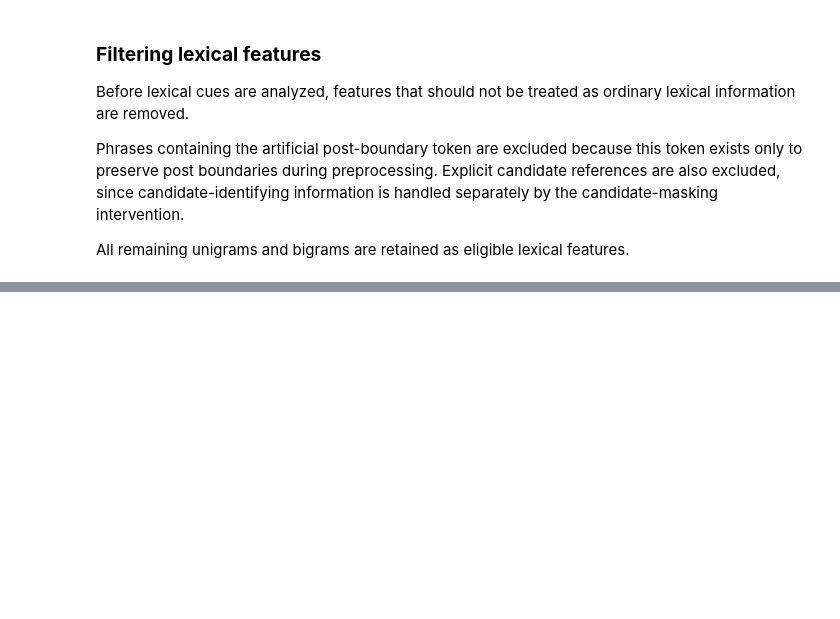
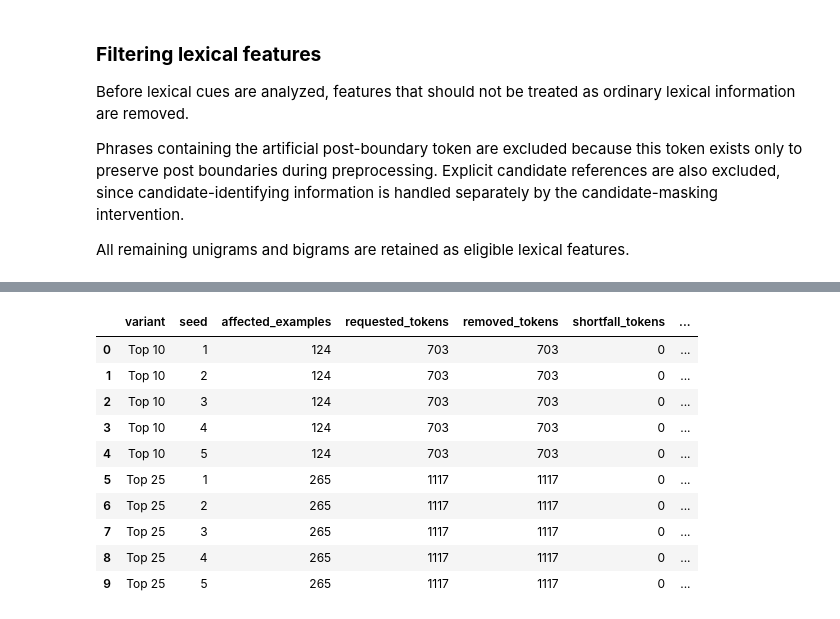
Before and after one commit to jakobtitz/political-stance-detection-analysis, a Jupyter notebook: notebooks/03_create_input_interventions.ipynb, the cells around one changed output, grey strips where cells are left out. Saved outputs shown, nothing was run; the diff lists cells and outputs as text; code cells hidden in the pictures; blank space fills up the shorter version.

```diff
--- a/notebooks/03_create_input_interventions.ipynb
+++ b/notebooks/03_create_input_interventions.ipynb
@@ -1316,0 +1894,4 @@ def score_lexical_cues_for_target(target_data):
+# %%
+lexical_cues_top10 = (lexical_cue_scores[lexical_cue_scores["rank"] <= 10].copy())
+
+lexical_cues_top25 = (lexical_cue_scores[lexical_cue_scores["rank"] <= 25].copy())
@@ -1316,0 +1910,11 @@ def score_lexical_cues_for_target(target_data):
+# %%
+def build_target_cue_sets(cue_table):
+    """Combine Favor, Against, and Neither cues for each target."""
+
+     # Group the cue table by target and convert the phrases for each target into a set of unique lexical cues
+    return {target: set(group["phrase"]) for target, group in cue_table.groupby("target")}
+
+
+top10_cues_by_target = build_target_cue_sets(lexical_cues_top10)
+
+top25_cues_by_target = build_target_cue_sets(lexical_cues_top25)
@@ -1316,0 +1954,4 @@ def score_lexical_cues_for_target(target_data):
+# %%
+top10_cue_sequences_by_target = {target: build_cue_sequences(cues) for target, cues in top10_cues_by_target.items()}
+
+top25_cue_sequences_by_target = {target: build_cue_sequences(cues) for target, cues in top25_cues_by_target.items()}
@@ -1316,0 +2498,54 @@ def score_lexical_cues_for_target(target_data):
+# %%
+def summarize_control_audits(audits, variant):
+
+    rows = []
+
+    for seed, audit in audits.items():
+
+        affected = audit[
+            audit["requested_tokens"] > 0
+        ]
+
+        rows.append({
+            "variant": variant,
+            "seed": seed,
+            "affected_examples": len(affected),
+            "requested_tokens": affected["requested_tokens"].sum(),
+            "removed_tokens": affected["removed_tokens"].sum(),
+            "shortfall_tokens": affected["shortfall_tokens"].sum(),
+            "exact_match_%": round(
+                100 * affected["exact_match"].mean(),
+                2,
+            ) if len(affected) > 0 else 100.0,
+        })
+
+    return pd.DataFrame(rows)
+
+
+control_summary = pd.concat(
+    [
+        summarize_control_audits(
+            top10_control_audits,
+            "Top 10",
+        ),
+        summarize_control_audits(
+            top25_control_audits,
+            "Top 25",
+        ),
+    ],
+    ignore_index=True,
+)
+
+display(control_summary)
+# %% [output]
+|  | variant | seed | affected_examples | requested_tokens | removed_tokens | shortfall_tokens | ... |
+| 0 | Top 10 | 1 | 124 | 703 | 703 | 0 | ... |
+| 1 | Top 10 | 2 | 124 | 703 | 703 | 0 | ... |
+| 2 | Top 10 | 3 | 124 | 703 | 703 | 0 | ... |
+| 3 | Top 10 | 4 | 124 | 703 | 703 | 0 | ... |
+| 4 | Top 10 | 5 | 124 | 703 | 703 | 0 | ... |
+| 5 | Top 25 | 1 | 265 | 1117 | 1117 | 0 | ... |
+| 6 | Top 25 | 2 | 265 | 1117 | 1117 | 0 | ... |
+| 7 | Top 25 | 3 | 265 | 1117 | 1117 | 0 | ... |
+| 8 | Top 25 | 4 | 265 | 1117 | 1117 | 0 | ... |
+| 9 | Top 25 | 5 | 265 | 1117 | 1117 | 0 | ... |
```
Also changed, not shown: parts of 54 cells of this notebook, 21 other files.
